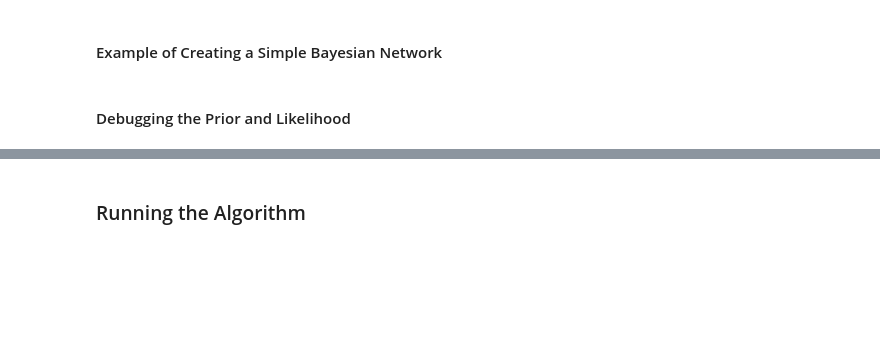
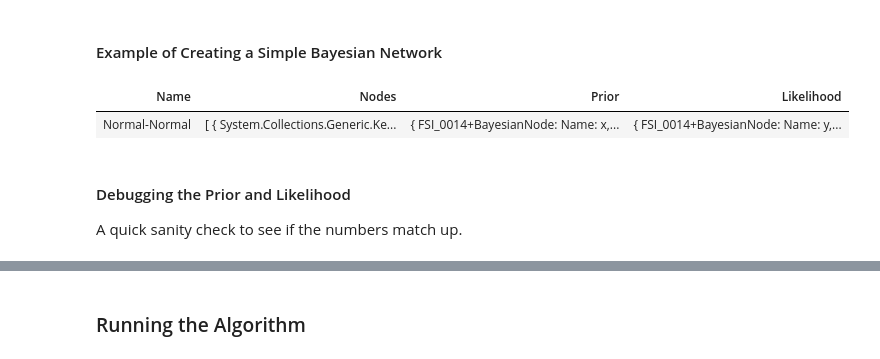
Before and after one commit to NavyaArora201301/Bayesian-Inference-in-FSharp, a Jupyter notebook: BayesianInferenceInF#.ipynb, the cells around one changed output, grey strips where cells are left out. Drawn from its saved outputs; the diff is of its cells as text; code cells hidden in the pictures; blank space fills up the shorter version.

```diff
--- a/BayesianInferenceInF#.ipynb
+++ b/BayesianInferenceInF#.ipynb
@@ -536,14 +583,18 @@ type SimpleBayesianNetworkModel =
 # %% [markdown]
 #### Example of Creating a Simple Bayesian Network
 # %%
-#!fsharp
 let model = @"x ~ Normal(μ,τ)
               y|x ~ Normal(x,σ) : observed"
 let parsedModel = parseModel model
 let paramList = "{Parameters: {μ : 5, τ : 3.1622, σ : 1}, observed : [9.37,10.18,9.16,11.60,10.33]}"
 let normalModel =
-    SimpleBayesianNetworkModel.ConstructModel "Normal-Normal" parsedModel (deserializeParameters paramList)
+    SimpleBayesianNetworkModel.Construct "Normal-Normal" parsedModel (deserializeParameters paramList)
 normalModel
+# %% [output]
+| Name | Nodes | Prior | Likelihood |
+| Normal-Normal | [ { System.Collections.Generic.Ke... | { FSI_0014+BayesianNode: Name: x,... | { FSI_0014+BayesianNode: Name: y,... |
 # %% [markdown]
 #### Debugging the Prior and Likelihood
+
+A quick sanity check to see if the numbers match up.
 # %%
```
Also changed, not shown: parts of 34 cells of this notebook.
